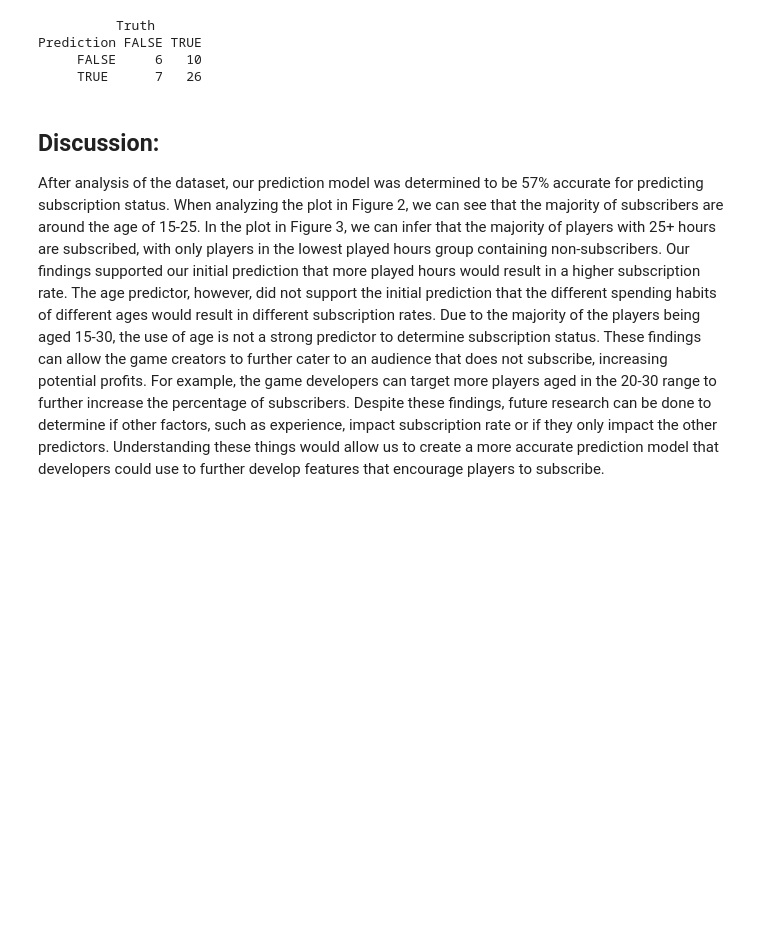
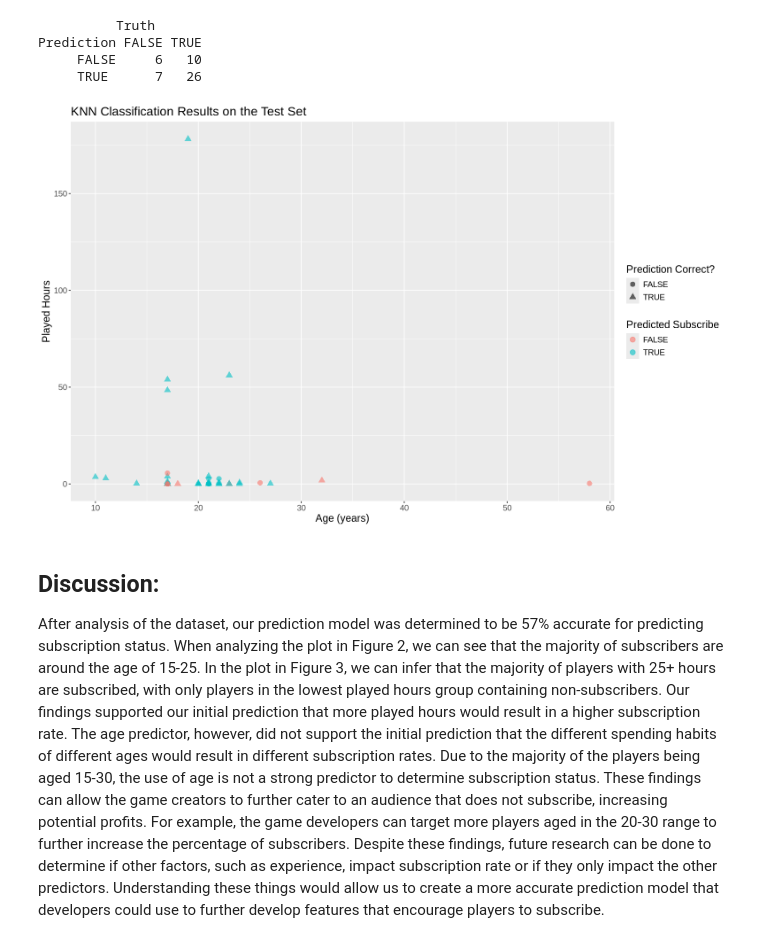
Before and after one commit to chantalfl18/DSCI-Final-Project, a Jupyter notebook: DSCI-Final-Project.ipynb, the cells around one changed output. Cells and saved outputs as stored; diff of their text form; code cells hidden in the pictures; blank space fills up the shorter version.

```diff
--- a/DSCI-Final-Project.ipynb
+++ b/DSCI-Final-Project.ipynb
@@ -225,6 +225,8 @@ players_fit_bestk <- fit(players_workflow_bestk, data = players_train)
 prediction <- predict(players_fit_bestk, players_test, type = "class") |> bind_cols(players_test |> select(subscribe))
 metrics(prediction, truth = subscribe, estimate = .pred_class)
 conf_mat(prediction, truth = subscribe, estimate = .pred_class)
+
+prediction_1 <- prediction |> bind_cols(players_test |> select(Age, played_hours)) |> mutate(correct = (.pred_class == subscribe))
 # %% [output]
 A tibble: 2 × 3
 | .metric | .estimator | .estimate |
@@ -235,6 +237,12 @@ A tibble: 2 × 3
 Prediction FALSE TRUE
      FALSE     6   10
      TRUE      7   26
+# %%
+# Created scatterplot graph of KNN Classification results on the Test Set
+players_knn_scatter <- prediction_1 |> ggplot(aes(x = Age, y = played_hours)) + geom_point(aes(color = .pred_class, shape = correct), size = 3, alpha = 0.6) + labs(title = "KNN Classification Results on the Test Set", x = "Age (years)", y = "Played Hours", color = "Predicted Subscribe", shape = "Prediction Correct?") +  theme(text = element_text(size = 14))
+players_knn_scatter
+# %% [output]
+[figure, added]
 # %% [markdown]
 ## Discussion:
 
```
Also changed, not shown: parts of 2 cells of this notebook.
